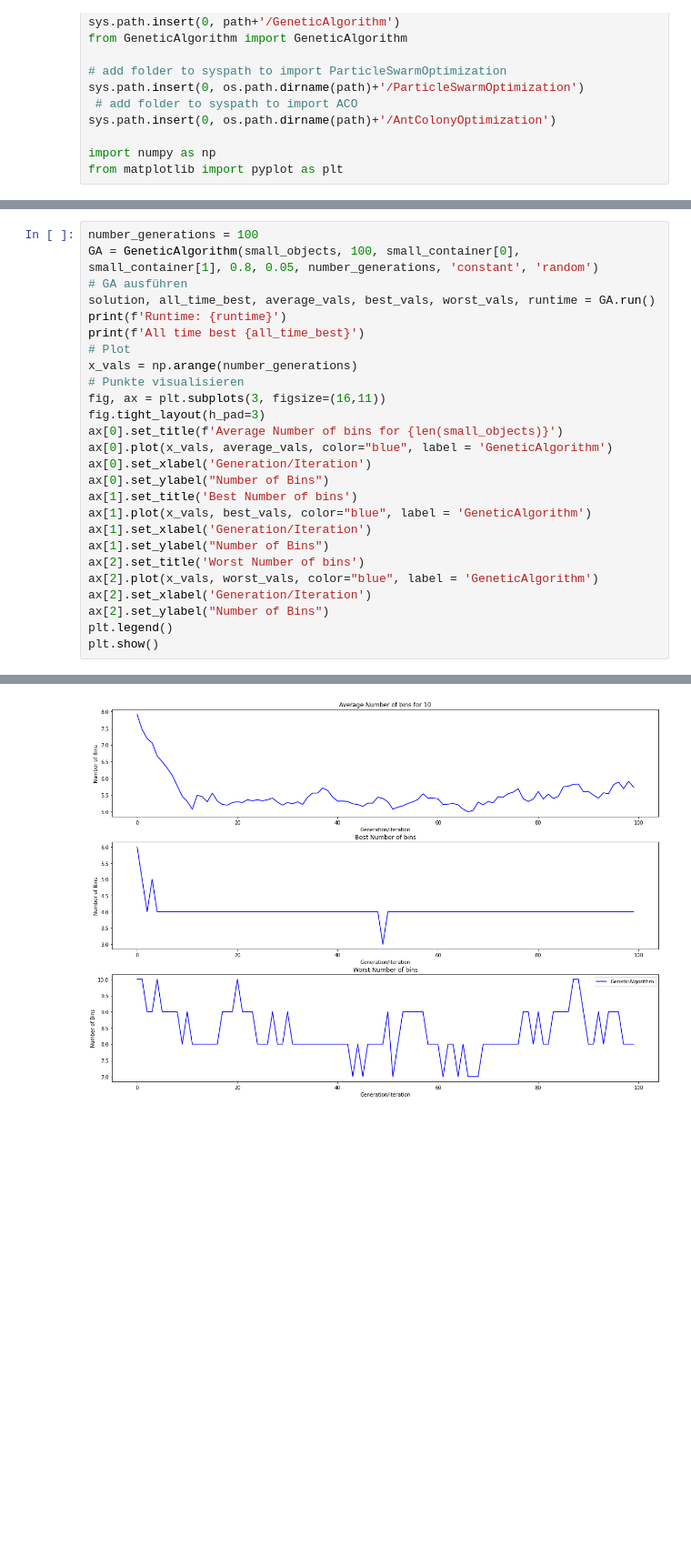
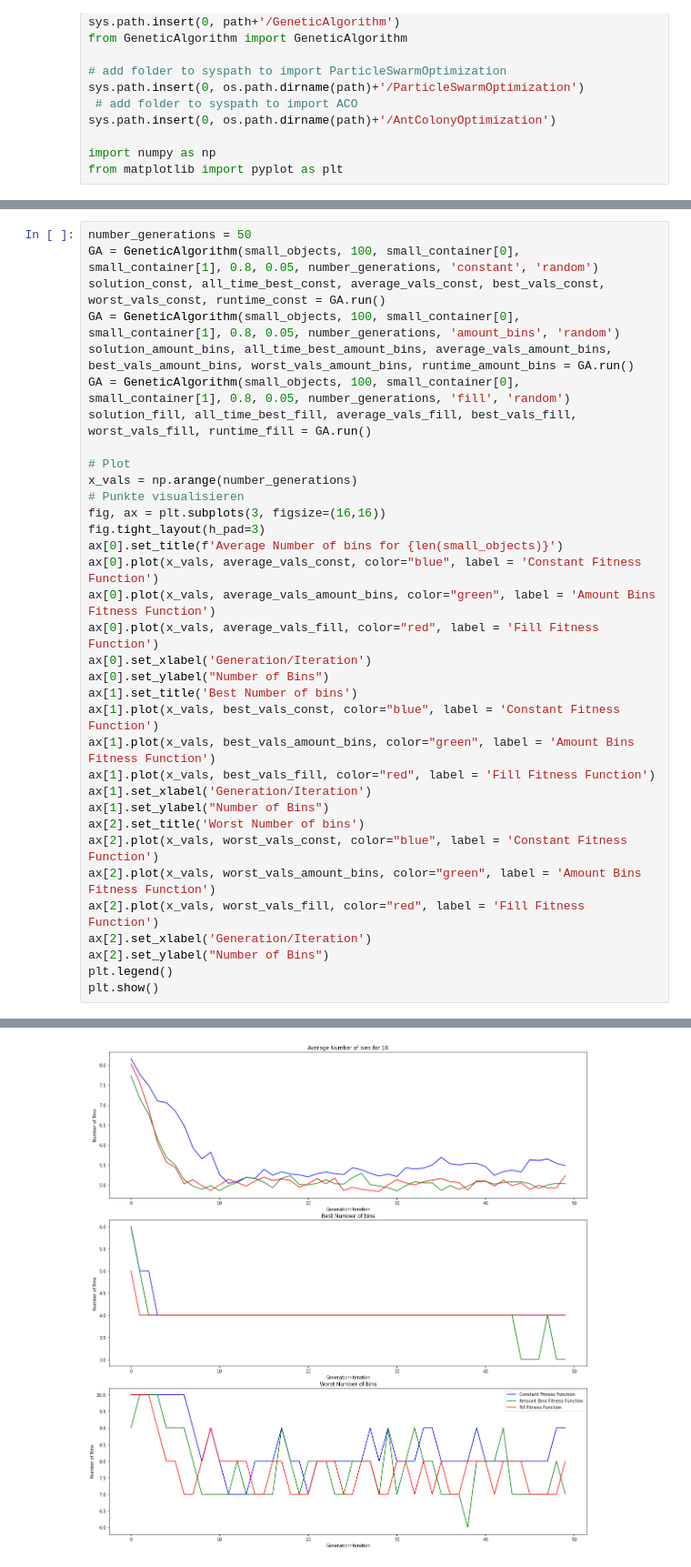
Before and after one commit to schtim/NatureInspiredAlgorithms_Code, a Jupyter notebook: GeneticAlgorithm/TestNotebooks/FitnessFunctionTest.ipynb, the cells around one changed output, grey strips where cells are left out. Shown: that part at 91% size. Cells and saved outputs as stored; diff of their text form; blank space fills up the shorter version.

Commit message:
Notebook Graph geupdated

```diff
--- a/GeneticAlgorithm/TestNotebooks/FitnessFunctionTest.ipynb
+++ b/GeneticAlgorithm/TestNotebooks/FitnessFunctionTest.ipynb
@@ -58,25 +46,33 @@ Die Auswahl der Eltern hängt nicht von der Fitness ab, da jedes Chromosom die g
 # %%
-number_generations = 100
+number_generations = 50
 GA = GeneticAlgorithm(small_objects, 100, small_container[0], small_container[1], 0.8, 0.05, number_generations, 'constant', 'random')
-# GA ausführen
-solution, all_time_best, average_vals, best_vals, worst_vals, runtime = GA.run()
-print(f'Runtime: {runtime}')
-print(f'All time best {all_time_best}')
+solution_const, all_time_best_const, average_vals_const, best_vals_const, worst_vals_const, runtime_const = GA.run()
+GA = GeneticAlgorithm(small_objects, 100, small_container[0], small_container[1], 0.8, 0.05, number_generations, 'amount_bins', 'random')
+solution_amount_bins, all_time_best_amount_bins, average_vals_amount_bins, best_vals_amount_bins, worst_vals_amount_bins, runtime_amount_bins = GA.run()
+GA = GeneticAlgorithm(small_objects, 100, small_container[0], small_container[1], 0.8, 0.05, number_generations, 'fill', 'random')
+solution_fill, all_time_best_fill, average_vals_fill, best_vals_fill, worst_vals_fill, runtime_fill = GA.run()
+
 # Plot
 x_vals = np.arange(number_generations)
 # Punkte visualisieren
-fig, ax = plt.subplots(3, figsize=(16,11))
+fig, ax = plt.subplots(3, figsize=(16,16))
 fig.tight_layout(h_pad=3)
 ax[0].set_title(f'Average Number of bins for {len(small_objects)}')
-ax[0].plot(x_vals, average_vals, color="blue", label = 'GeneticAlgorithm')
+ax[0].plot(x_vals, average_vals_const, color="blue", label = 'Constant Fitness Function')
+ax[0].plot(x_vals, average_vals_amount_bins, color="green", label = 'Amount Bins Fitness Function')
+ax[0].plot(x_vals, average_vals_fill, color="red", label = 'Fill Fitness Function')
 ax[0].set_xlabel('Generation/Iteration')
 ax[0].set_ylabel("Number of Bins")
 ax[1].set_title('Best Number of bins')
-ax[1].plot(x_vals, best_vals, color="blue", label = 'GeneticAlgorithm')
+ax[1].plot(x_vals, best_vals_const, color="blue", label = 'Constant Fitness Function')
+ax[1].plot(x_vals, best_vals_amount_bins, color="green", label = 'Amount Bins Fitness Function')
+ax[1].plot(x_vals, best_vals_fill, color="red", label = 'Fill Fitness Function')
 ax[1].set_xlabel('Generation/Iteration')
 ax[1].set_ylabel("Number of Bins")
 ax[2].set_title('Worst Number of bins')
-ax[2].plot(x_vals, worst_vals, color="blue", label = 'GeneticAlgorithm')
+ax[2].plot(x_vals, worst_vals_const, color="blue", label = 'Constant Fitness Function')
+ax[2].plot(x_vals, worst_vals_amount_bins, color="green", label = 'Amount Bins Fitness Function')
+ax[2].plot(x_vals, worst_vals_fill, color="red", label = 'Fill Fitness Function')
 ax[2].set_xlabel('Generation/Iteration')
 ax[2].set_ylabel("Number of Bins")
 plt.legend()
@@ -89 +81 @@ All time best 3
-[figure, old version]
+[figure, new version]
```
Also changed, not shown: parts of 18 cells of this notebook, 1 other file.
